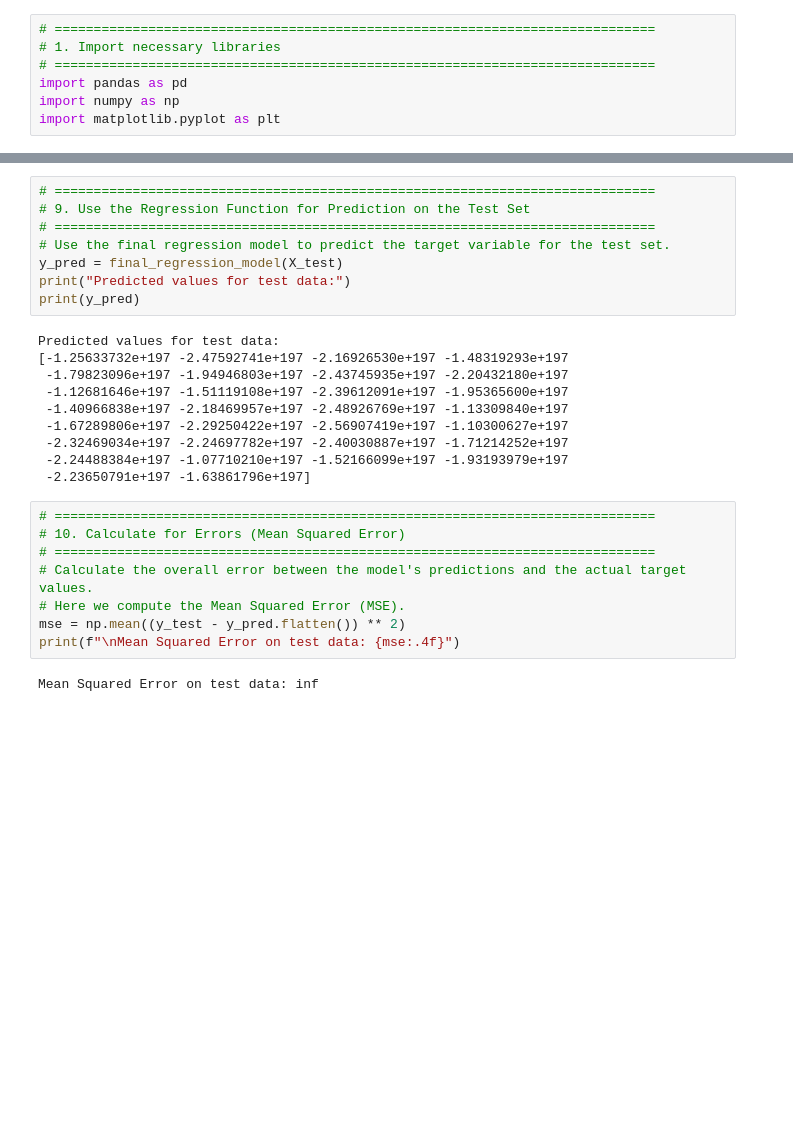
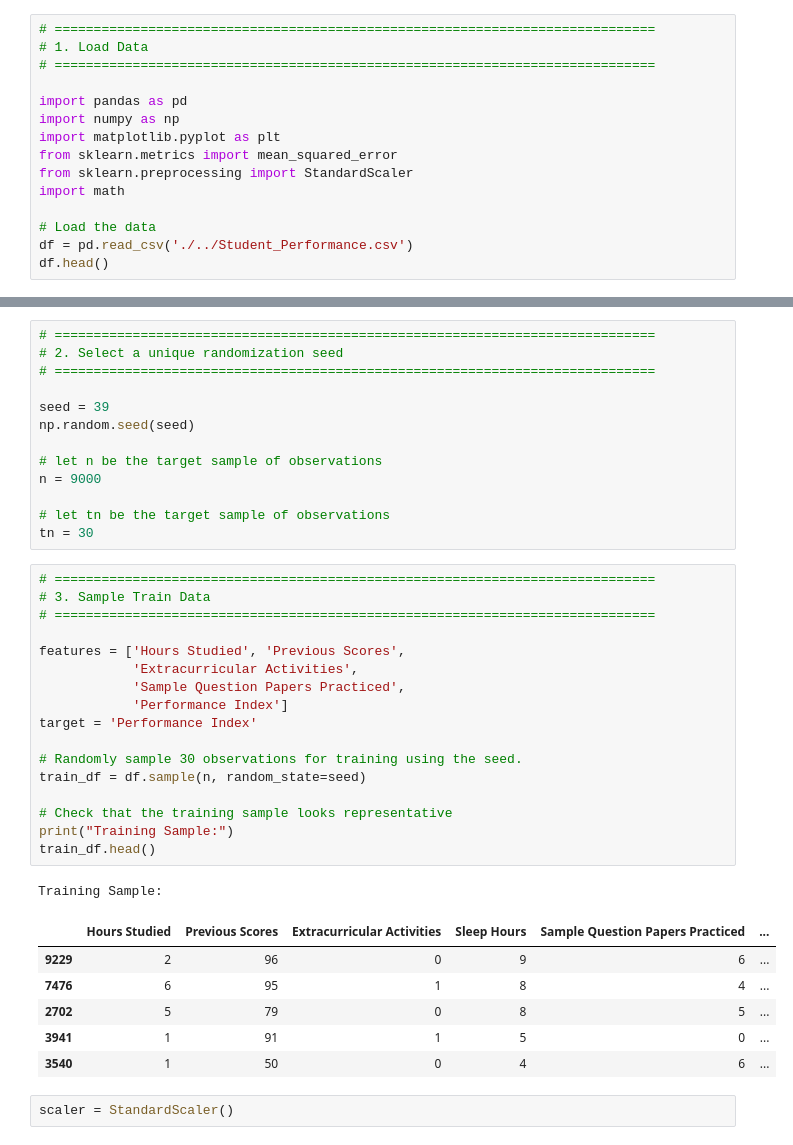
Before and after one commit to vKenjo/CS-ELEC-ML, a Jupyter notebook: Lec3/FA#2/fa2.1/fa2-1.ipynb, the cells around one changed output, grey strips where cells are left out. Saved outputs shown, nothing was run; the diff lists cells and outputs as text; blank space fills up the shorter version.

```diff
--- a/Lec3/FA#2/fa2.1/fa2-1.ipynb
+++ b/Lec3/FA#2/fa2.1/fa2-1.ipynb
@@ -1,7 +1,15 @@
 # %%
 # =============================================================================
-# 1. Import necessary libraries
+# 1. Load Data
 # =============================================================================
+
 import pandas as pd
 import numpy as np
 import matplotlib.pyplot as plt
+from sklearn.metrics import mean_squared_error
+from sklearn.preprocessing import StandardScaler
+import math
+
+# Load the data
+df = pd.read_csv('./../Student_Performance.csv')
+df.head()
@@ -208,28 +23,40 @@ Test data sample (30 observations):
-# %%
-# =============================================================================
-# 9. Use the Regression Function for Prediction on the Test Set
-# =============================================================================
-# Use the final regression model to predict the target variable for the test set.
-y_pred = final_regression_model(X_test)
-print("Predicted values for test data:")
-print(y_pred)
-# %% [output]
-Predicted values for test data:
-[-1.25633732e+197 -2.47592741e+197 -2.16926530e+197 -1.48319293e+197
- -1.79823096e+197 -1.94946803e+197 -2.43745935e+197 -2.20432180e+197
- -1.12681646e+197 -1.51119108e+197 -2.39612091e+197 -1.95365600e+197
- -1.40966838e+197 -2.18469957e+197 -2.48926769e+197 -1.13309840e+197
- -1.67289806e+197 -2.29250422e+197 -2.56907419e+197 -1.10300627e+197
- -2.32469034e+197 -2.24697782e+197 -2.40030887e+197 -1.71214252e+197
- -2.24488384e+197 -1.07710210e+197 -1.52166099e+197 -1.93193979e+197
- -2.23650791e+197 -1.63861796e+197]
-# %%
-# =============================================================================
-# 10. Calculate for Errors (Mean Squared Error)
-# =============================================================================
-# Calculate the overall error between the model's predictions and the actual target values.
-# Here we compute the Mean Squared Error (MSE).
-mse = np.mean((y_test - y_pred.flatten()) ** 2)
-print(f"\nMean Squared Error on test data: {mse:.4f}")
-# %% [output]
-Mean Squared Error on test data: inf
+# %%
+# =============================================================================
+# 2. Select a unique randomization seed
+# =============================================================================
+
+seed = 39
+np.random.seed(seed)
+
+# let n be the target sample of observations
+n = 9000
+
+# let tn be the target sample of observations
+tn = 30
+# %%
+# =============================================================================
+# 3. Sample Train Data
+# =============================================================================
+
+features = ['Hours Studied', 'Previous Scores',
+            'Extracurricular Activities',
+            'Sample Question Papers Practiced',
+            'Performance Index']
+target = 'Performance Index'
+
+# Randomly sample 30 observations for training using the seed.
+train_df = df.sample(n, random_state=seed)
+
+# Check that the training sample looks representative
+print("Training Sample:")
+train_df.head()
+# %% [output]
+Training Sample:
+|  | Hours Studied | Previous Scores | Extracurricular Activities | Sleep Hours | Sample Question Papers Practiced | ... |
+| 9229 | 2 | 96 | 0 | 9 | 6 | ... |
+| 7476 | 6 | 95 | 1 | 8 | 4 | ... |
+| 2702 | 5 | 79 | 0 | 8 | 5 | ... |
+| 3941 | 1 | 91 | 1 | 5 | 0 | ... |
+| 3540 | 1 | 50 | 0 | 4 | 6 | ... |
+# %%
+scaler = StandardScaler()
```
Also changed, not shown: parts of 22 cells of this notebook, 2 other files.
